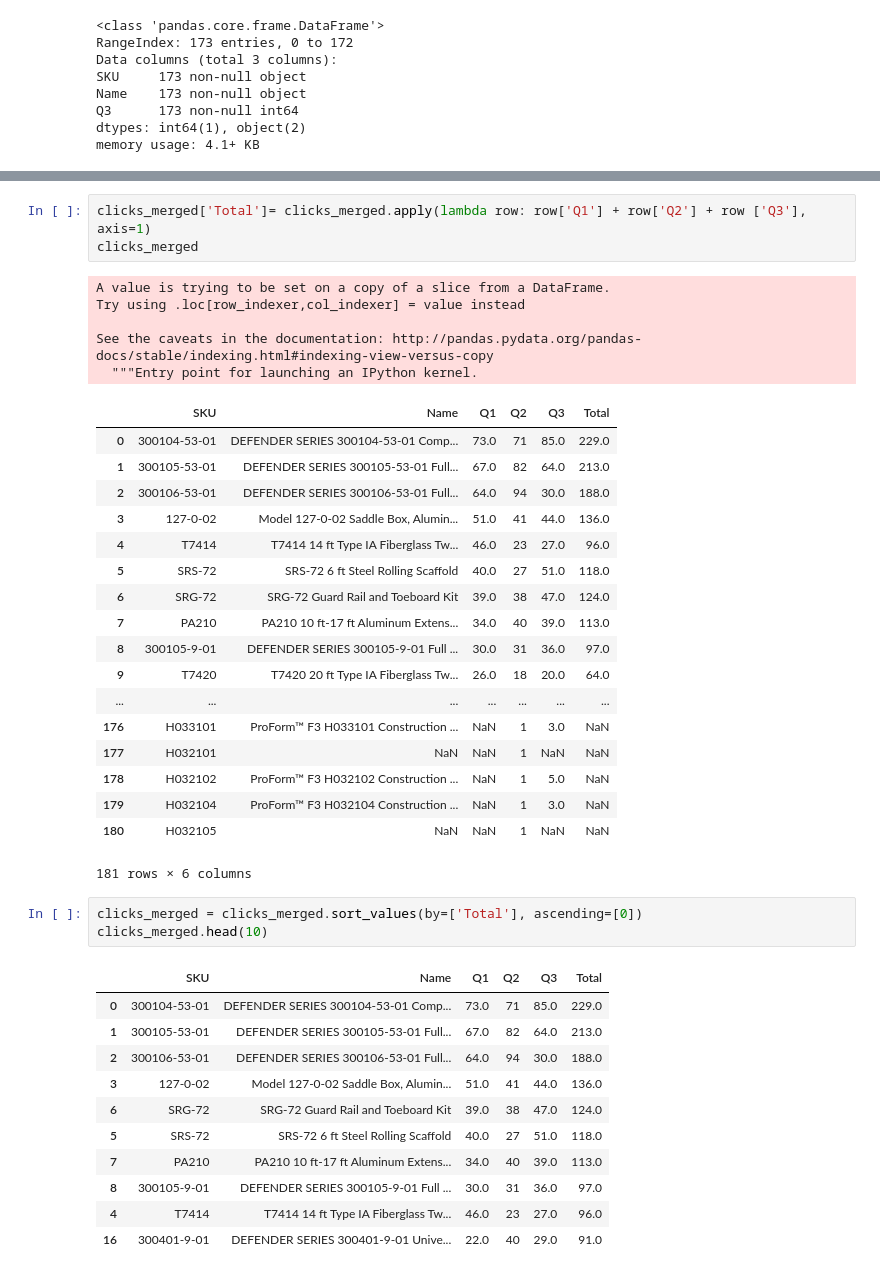
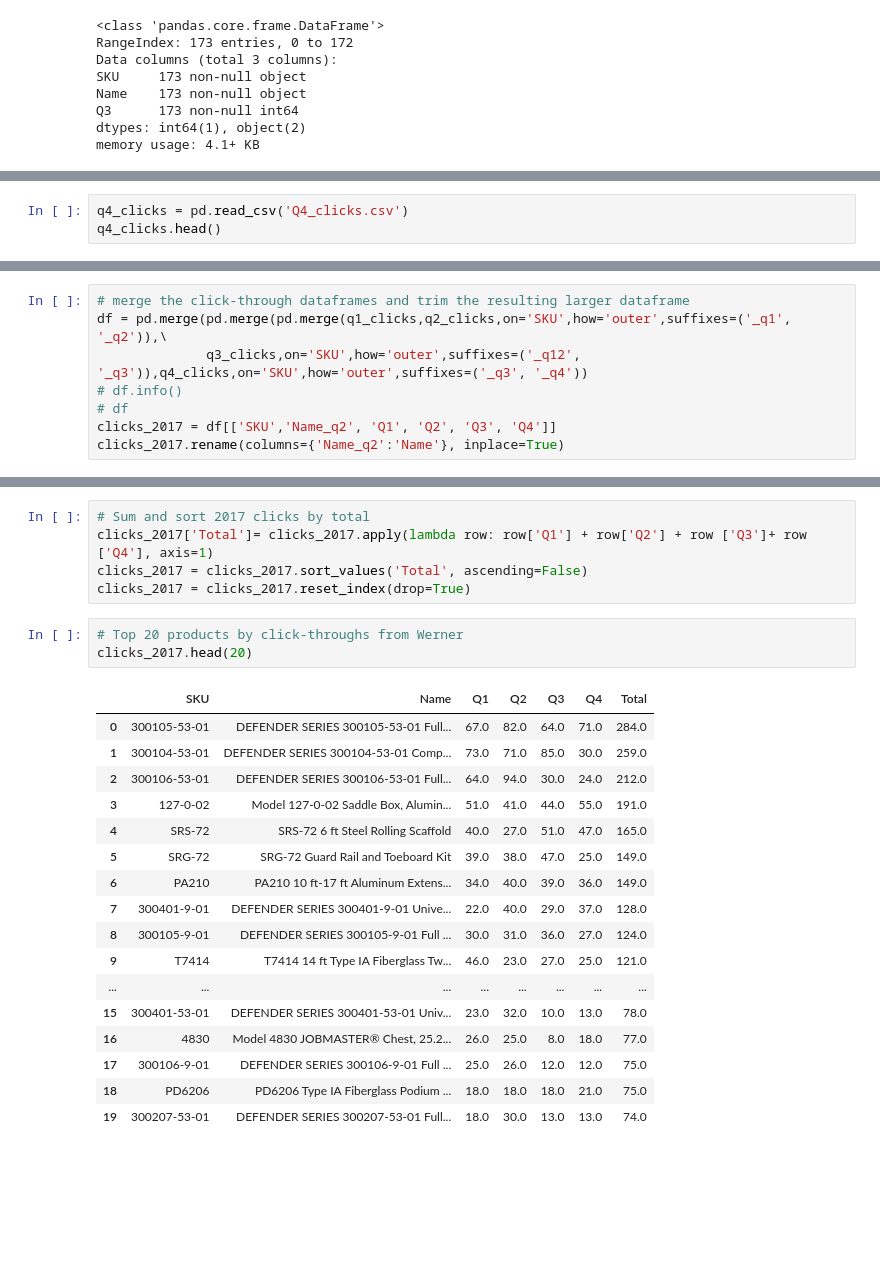
Before and after one commit to moscowjh/CLC, a Jupyter notebook: CityLadder Online Sales - Exploratory Notebooks.ipynb, the cells around one changed output, grey strips where cells are left out. Cells and saved outputs as stored; diff of their text form; blank space fills up the shorter version.

```diff
--- a/CityLadder Online Sales - Exploratory Notebooks.ipynb
+++ b/CityLadder Online Sales - Exploratory Notebooks.ipynb
@@ -240,0 +325,3 @@ clicks_merged.head()
+# %%
+q4_clicks = pd.read_csv('Q4_clicks.csv')
+q4_clicks.head()
@@ -253,0 +346,8 @@ memory usage: 8.5+ KB
+# %%
+# merge the click-through dataframes and trim the resulting larger dataframe
+df = pd.merge(pd.merge(pd.merge(q1_clicks,q2_clicks,on='SKU',how='outer',suffixes=('_q1', '_q2')),\
+              q3_clicks,on='SKU',how='outer',suffixes=('_q12', '_q3')),q4_clicks,on='SKU',how='outer',suffixes=('_q3', '_q4'))
+# df.info()
+# df
+clicks_2017 = df[['SKU','Name_q2', 'Q1', 'Q2', 'Q3', 'Q4']]
+clicks_2017.rename(columns={'Name_q2':'Name'}, inplace=True)
@@ -254,42 +368,26 @@ memory usage: 8.5+ KB
 # %%
-clicks_merged['Total']= clicks_merged.apply(lambda row: row['Q1'] + row['Q2'] + row ['Q3'], axis=1)
-clicks_merged
+# Sum and sort 2017 clicks by total
+clicks_2017['Total']= clicks_2017.apply(lambda row: row['Q1'] + row['Q2'] + row ['Q3']+ row ['Q4'], axis=1)
+clicks_2017 = clicks_2017.sort_values('Total', ascending=False)
+clicks_2017 = clicks_2017.reset_index(drop=True)
-# %% [output]
-A value is trying to be set on a copy of a slice from a DataFrame.
-Try using .loc[row_indexer,col_indexer] = value instead
-
-See the caveats in the documentation: http://pandas.pydata.org/pandas-docs/stable/indexing.html#indexing-view-versus-copy
-  """Entry point for launching an IPython kernel.
-|  | SKU | Name | Q1 | Q2 | Q3 | Total |
-| 0 | 300104-53-01 | DEFENDER SERIES 300104-53-01 Comp... | 73.0 | 71 | 85.0 | 229.0 |
-| 1 | 300105-53-01 | DEFENDER SERIES 300105-53-01 Full... | 67.0 | 82 | 64.0 | 213.0 |
-| 2 | 300106-53-01 | DEFENDER SERIES 300106-53-01 Full... | 64.0 | 94 | 30.0 | 188.0 |
-| 3 | 127-0-02 | Model 127-0-02 Saddle Box, Alumin... | 51.0 | 41 | 44.0 | 136.0 |
-| 4 | T7414 | T7414 14 ft Type IA Fiberglass Tw... | 46.0 | 23 | 27.0 | 96.0 |
-| 5 | SRS-72 | SRS-72 6 ft Steel Rolling Scaffold | 40.0 | 27 | 51.0 | 118.0 |
-| 6 | SRG-72 | SRG-72 Guard Rail and Toeboard Kit | 39.0 | 38 | 47.0 | 124.0 |
-| 7 | PA210 | PA210 10 ft-17 ft Aluminum Extens... | 34.0 | 40 | 39.0 | 113.0 |
-| 8 | 300105-9-01 | DEFENDER SERIES 300105-9-01 Full ... | 30.0 | 31 | 36.0 | 97.0 |
-| 9 | T7420 | T7420 20 ft Type IA Fiberglass Tw... | 26.0 | 18 | 20.0 | 64.0 |
-| ... | ... | ... | ... | ... | ... | ... |
-| 176 | H033101 | ProForm™ F3 H033101 Construction ... | NaN | 1 | 3.0 | NaN |
-| 177 | H032101 | NaN | NaN | 1 | NaN | NaN |
-| 178 | H032102 | ProForm™ F3 H032102 Construction ... | NaN | 1 | 5.0 | NaN |
-| 179 | H032104 | ProForm™ F3 H032104 Construction ... | NaN | 1 | 3.0 | NaN |
-| 180 | H032105 | NaN | NaN | 1 | NaN | NaN |
-181 rows × 6 columns
-# %%
-clicks_merged = clicks_merged.sort_values(by=['Total'], ascending=[0])
-clicks_merged.head(10)
-# %% [output]
-|  | SKU | Name | Q1 | Q2 | Q3 | Total |
-| 0 | 300104-53-01 | DEFENDER SERIES 300104-53-01 Comp... | 73.0 | 71 | 85.0 | 229.0 |
-| 1 | 300105-53-01 | DEFENDER SERIES 300105-53-01 Full... | 67.0 | 82 | 64.0 | 213.0 |
-| 2 | 300106-53-01 | DEFENDER SERIES 300106-53-01 Full... | 64.0 | 94 | 30.0 | 188.0 |
-| 3 | 127-0-02 | Model 127-0-02 Saddle Box, Alumin... | 51.0 | 41 | 44.0 | 136.0 |
-| 6 | SRG-72 | SRG-72 Guard Rail and Toeboard Kit | 39.0 | 38 | 47.0 | 124.0 |
-| 5 | SRS-72 | SRS-72 6 ft Steel Rolling Scaffold | 40.0 | 27 | 51.0 | 118.0 |
-| 7 | PA210 | PA210 10 ft-17 ft Aluminum Extens... | 34.0 | 40 | 39.0 | 113.0 |
-| 8 | 300105-9-01 | DEFENDER SERIES 300105-9-01 Full ... | 30.0 | 31 | 36.0 | 97.0 |
-| 4 | T7414 | T7414 14 ft Type IA Fiberglass Tw... | 46.0 | 23 | 27.0 | 96.0 |
-| 16 | 300401-9-01 | DEFENDER SERIES 300401-9-01 Unive... | 22.0 | 40 | 29.0 | 91.0 |
+# %%
+# Top 20 products by click-throughs from Werner
+clicks_2017.head(20)
+# %% [output]
+|  | SKU | Name | Q1 | Q2 | Q3 | Q4 | Total |
+| 0 | 300105-53-01 | DEFENDER SERIES 300105-53-01 Full... | 67.0 | 82.0 | 64.0 | 71.0 | 284.0 |
+| 1 | 300104-53-01 | DEFENDER SERIES 300104-53-01 Comp... | 73.0 | 71.0 | 85.0 | 30.0 | 259.0 |
+| 2 | 300106-53-01 | DEFENDER SERIES 300106-53-01 Full... | 64.0 | 94.0 | 30.0 | 24.0 | 212.0 |
+| 3 | 127-0-02 | Model 127-0-02 Saddle Box, Alumin... | 51.0 | 41.0 | 44.0 | 55.0 | 191.0 |
+| 4 | SRS-72 | SRS-72 6 ft Steel Rolling Scaffold | 40.0 | 27.0 | 51.0 | 47.0 | 165.0 |
+| 5 | SRG-72 | SRG-72 Guard Rail and Toeboard Kit | 39.0 | 38.0 | 47.0 | 25.0 | 149.0 |
+| 6 | PA210 | PA210 10 ft-17 ft Aluminum Extens... | 34.0 | 40.0 | 39.0 | 36.0 | 149.0 |
+| 7 | 300401-9-01 | DEFENDER SERIES 300401-9-01 Unive... | 22.0 | 40.0 | 29.0 | 37.0 | 128.0 |
+| 8 | 300105-9-01 | DEFENDER SERIES 300105-9-01 Full ... | 30.0 | 31.0 | 36.0 | 27.0 | 124.0 |
+| 9 | T7414 | T7414 14 ft Type IA Fiberglass Tw... | 46.0 | 23.0 | 27.0 | 25.0 | 121.0 |
+| ... | ... | ... | ... | ... | ... | ... | ... |
+| 15 | 300401-53-01 | DEFENDER SERIES 300401-53-01 Univ... | 23.0 | 32.0 | 10.0 | 13.0 | 78.0 |
+| 16 | 4830 | Model 4830 JOBMASTER® Chest, 25.2... | 26.0 | 25.0 | 8.0 | 18.0 | 77.0 |
+| 17 | 300106-9-01 | DEFENDER SERIES 300106-9-01 Full ... | 25.0 | 26.0 | 12.0 | 12.0 | 75.0 |
+| 18 | PD6206 | PD6206 Type IA Fiberglass Podium ... | 18.0 | 18.0 | 18.0 | 21.0 | 75.0 |
+| 19 | 300207-53-01 | DEFENDER SERIES 300207-53-01 Full... | 18.0 | 30.0 | 13.0 | 13.0 | 74.0 |
```
Also changed, not shown: parts of 27 cells of this notebook, 3 other files.
